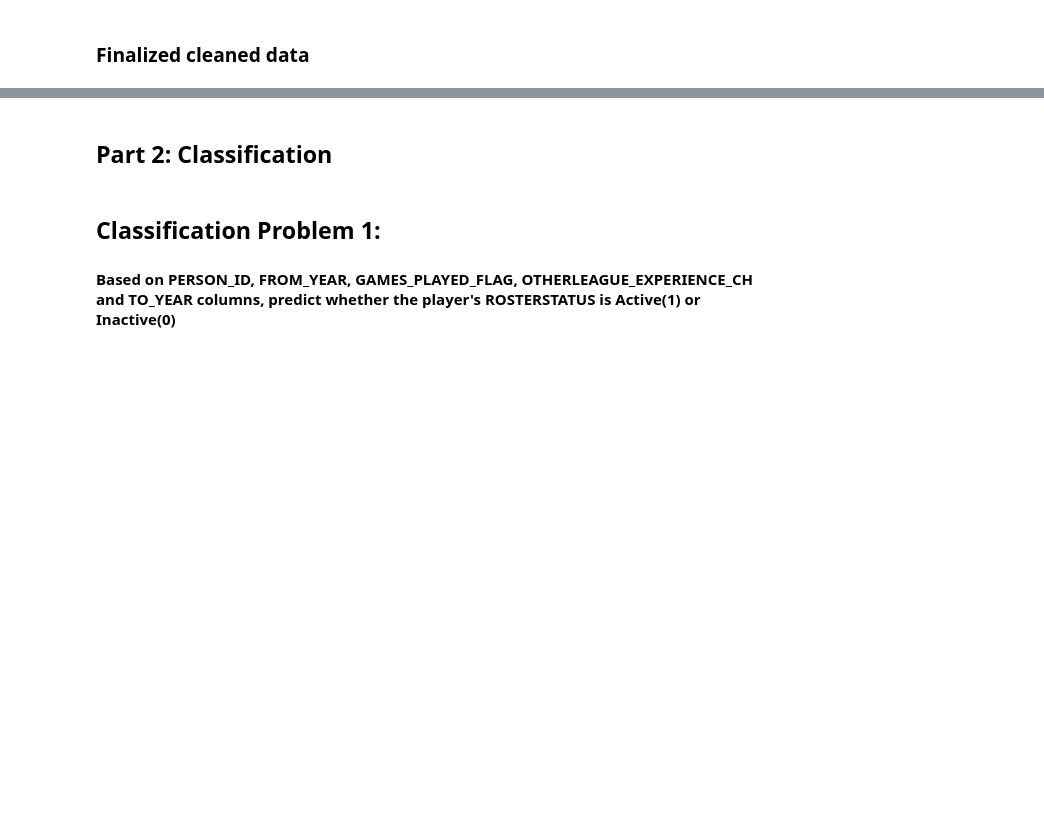
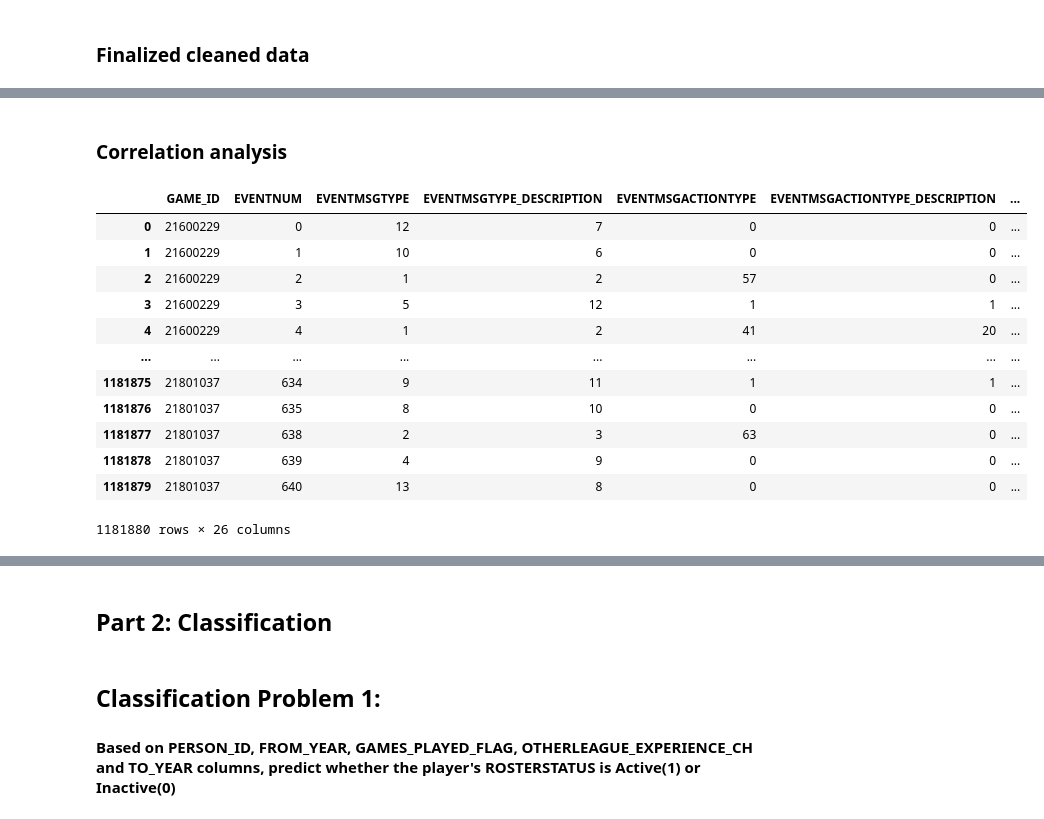
Before and after one commit to SalahAlHaismawi/Artificial-Intelligence-Problems, a Jupyter notebook: Project.ipynb, the cells around one changed output, grey strips where cells are left out. Saved outputs shown, nothing was run; the diff lists cells and outputs as text; code cells hidden in the pictures; blank space fills up the shorter version.

```diff
--- a/Project.ipynb
+++ b/Project.ipynb
@@ -1043,2 +1372,37 @@ check_missing_values(NBA_data)
 # %%
 NBA_data.to_csv('nba_cleaned.csv', index=False)
+# %% [markdown]
+### Correlation analysis
+# %%
+NBA_data_LE = pd.read_csv('nba_cleaned.csv')
+
+# Select relevant columns for clustering
+col_list = NBA_data_LE.select_dtypes(include=["object"]).columns.to_list()
+
+# Remove the columns from the list
+col_list = [col for col in col_list if col not in ['GAME_ID',"PLAYER1_ID","PLAYER1_NAME", "PLAYER2_ID", "PLAYER2_NAME","PLAYER3_ID", "PLAYER3_NAME",
+                                                  'TEAM_ID', 'TEAM_NAME', 'TEAM_CODE', 'PLAYERCODE','PERSON_ID', 'PLAYER_NAME']]
+
+encoders = {}
+for col in col_list:
+    encoders[col] = LabelEncoder()
+
+# Encode the object columns in the DataFrame
+for col in col_list:
+    NBA_data_LE[col] = encoders[col].fit_transform(NBA_data_LE[col])
+
+NBA_data_LE
+# %% [output]
+|  | GAME_ID | EVENTNUM | EVENTMSGTYPE | EVENTMSGTYPE_DESCRIPTION | EVENTMSGACTIONTYPE | EVENTMSGACTIONTYPE_DESCRIPTION | ... |
+| 0 | 21600229 | 0 | 12 | 7 | 0 | 0 | ... |
+| 1 | 21600229 | 1 | 10 | 6 | 0 | 0 | ... |
+| 2 | 21600229 | 2 | 1 | 2 | 57 | 0 | ... |
+| 3 | 21600229 | 3 | 5 | 12 | 1 | 1 | ... |
+| 4 | 21600229 | 4 | 1 | 2 | 41 | 20 | ... |
+| ... | ... | ... | ... | ... | ... | ... | ... |
+| 1181875 | 21801037 | 634 | 9 | 11 | 1 | 1 | ... |
+| 1181876 | 21801037 | 635 | 8 | 10 | 0 | 0 | ... |
+| 1181877 | 21801037 | 638 | 2 | 3 | 63 | 0 | ... |
+| 1181878 | 21801037 | 639 | 4 | 9 | 0 | 0 | ... |
+| 1181879 | 21801037 | 640 | 13 | 8 | 0 | 0 | ... |
+1181880 rows × 26 columns
```
Also changed, not shown: parts of 70 cells of this notebook.
